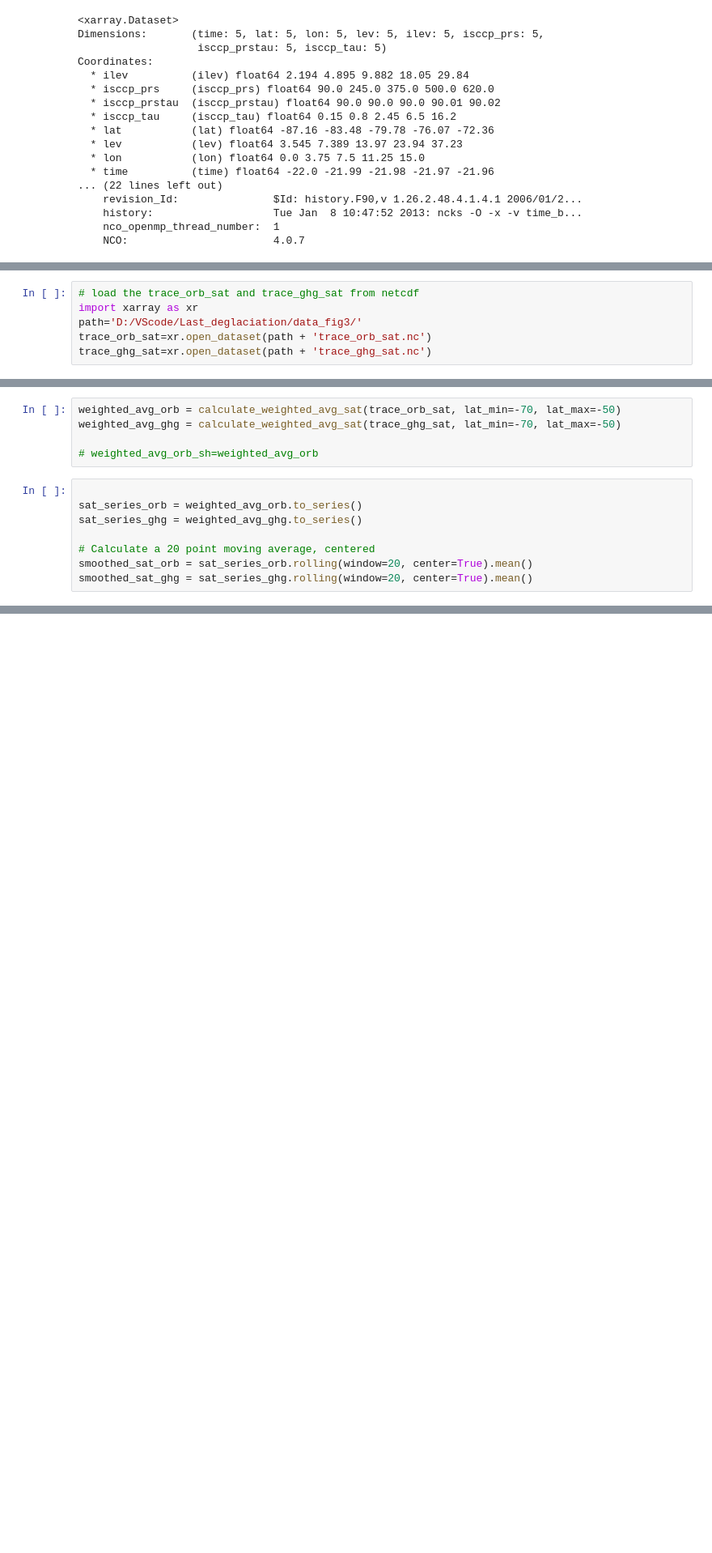
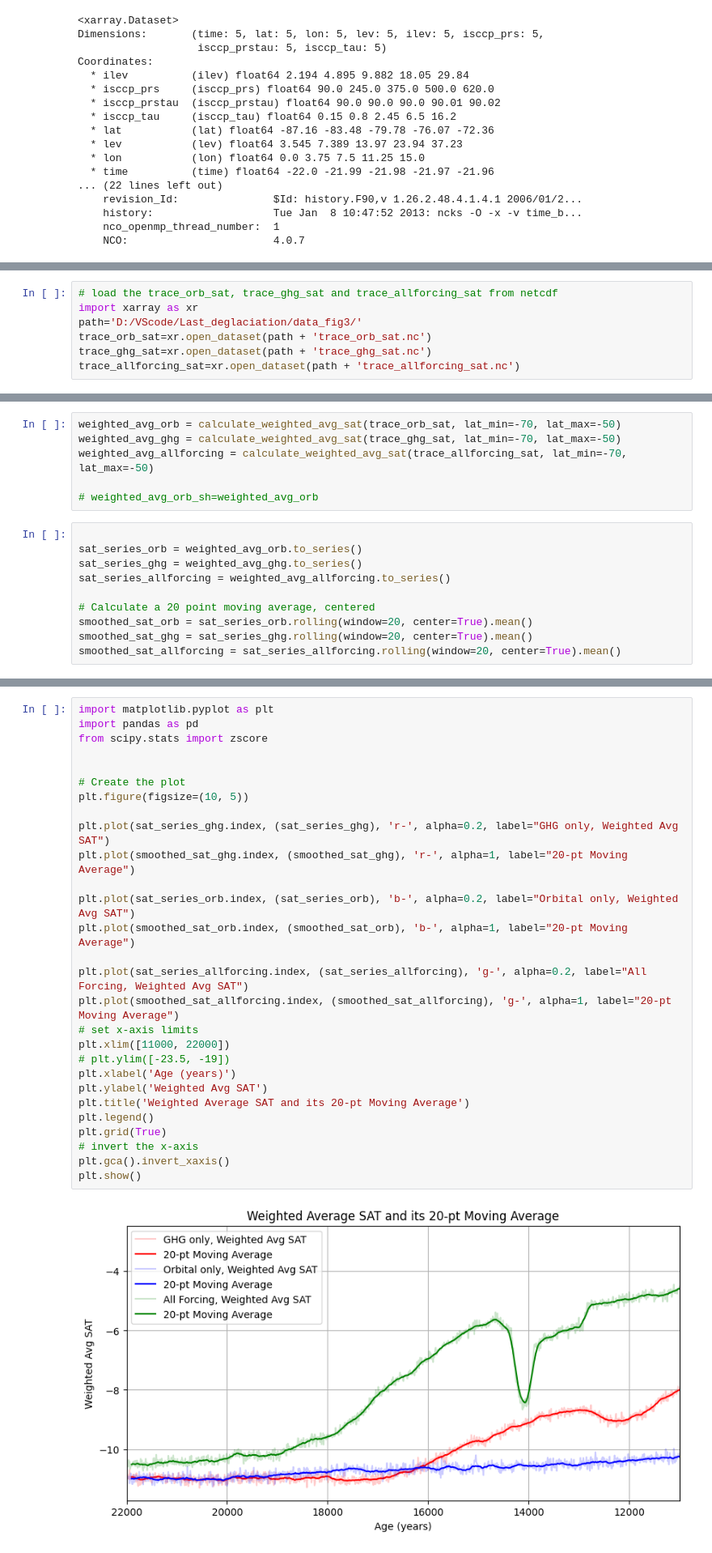
Before and after one commit to Peisong-Zheng/Last_deglaciation, a Jupyter notebook: Plot_TraCE_data.ipynb, the cells around one changed output, grey strips where cells are left out. Shown at 81% size. Saved outputs shown, nothing was run; the diff lists cells and outputs as text; blank space fills up the shorter version.

```diff
--- a/Plot_TraCE_data.ipynb
+++ b/Plot_TraCE_data.ipynb
@@ -112,6 +148,7 @@ trace_ghg_sat.to_netcdf(path + 'trace_ghg_sat.nc')
 # %%
-# load the trace_orb_sat and trace_ghg_sat from netcdf
+# load the trace_orb_sat, trace_ghg_sat and trace_allforcing_sat from netcdf
 import xarray as xr
 path='D:/VScode/Last_deglaciation/data_fig3/'
 trace_orb_sat=xr.open_dataset(path + 'trace_orb_sat.nc')
 trace_ghg_sat=xr.open_dataset(path + 'trace_ghg_sat.nc')
+trace_allforcing_sat=xr.open_dataset(path + 'trace_allforcing_sat.nc')
@@ -197,13 +197,16 @@ def calculate_weighted_avg_sat(ds, lat_min=-75, lat_max=-60):
 # %%
 weighted_avg_orb = calculate_weighted_avg_sat(trace_orb_sat, lat_min=-70, lat_max=-50)
 weighted_avg_ghg = calculate_weighted_avg_sat(trace_ghg_sat, lat_min=-70, lat_max=-50)
+weighted_avg_allforcing = calculate_weighted_avg_sat(trace_allforcing_sat, lat_min=-70, lat_max=-50)
 
 # weighted_avg_orb_sh=weighted_avg_orb
 # %%
 
 sat_series_orb = weighted_avg_orb.to_series()
 sat_series_ghg = weighted_avg_ghg.to_series()
+sat_series_allforcing = weighted_avg_allforcing.to_series()
 
 # Calculate a 20 point moving average, centered
 smoothed_sat_orb = sat_series_orb.rolling(window=20, center=True).mean()
 smoothed_sat_ghg = sat_series_ghg.rolling(window=20, center=True).mean()
+smoothed_sat_allforcing = sat_series_allforcing.rolling(window=20, center=True).mean()
@@ -210,3 +215,33 @@ smoothed_sat_ghg = sat_series_ghg.rolling(window=20, center=True).mean()
+# %%
+import matplotlib.pyplot as plt
+import pandas as pd
+from scipy.stats import zscore
+
+
+# Create the plot
+plt.figure(figsize=(10, 5))
+
+plt.plot(sat_series_ghg.index, (sat_series_ghg), 'r-', alpha=0.2, label="GHG only, Weighted Avg SAT")
+plt.plot(smoothed_sat_ghg.index, (smoothed_sat_ghg), 'r-', alpha=1, label="20-pt Moving Average")
+
+plt.plot(sat_series_orb.index, (sat_series_orb), 'b-', alpha=0.2, label="Orbital only, Weighted Avg SAT")
+plt.plot(smoothed_sat_orb.index, (smoothed_sat_orb), 'b-', alpha=1, label="20-pt Moving Average")
+
+plt.plot(sat_series_allforcing.index, (sat_series_allforcing), 'g-', alpha=0.2, label="All Forcing, Weighted Avg SAT")
+plt.plot(smoothed_sat_allforcing.index, (smoothed_sat_allforcing), 'g-', alpha=1, label="20-pt Moving Average")
+# set x-axis limits
+plt.xlim([11000, 22000])
+# plt.ylim([-23.5, -19])
+plt.xlabel('Age (years)')
+plt.ylabel('Weighted Avg SAT')
+plt.title('Weighted Average SAT and its 20-pt Moving Average')
+plt.legend()
+plt.grid(True)
+# invert the x-axis
+plt.gca().invert_xaxis()
+plt.show()
+# %% [output]
+[figure, added]
 # %%
 trace_age=trace_orb_sat['age'].values
 # convert the sat_series_orb, sat_series_ghg, smoothed_sat_orb, smoothed_sat_ghg to ndarray
```
Also changed, not shown: parts of 13 cells of this notebook, 19 other files.
